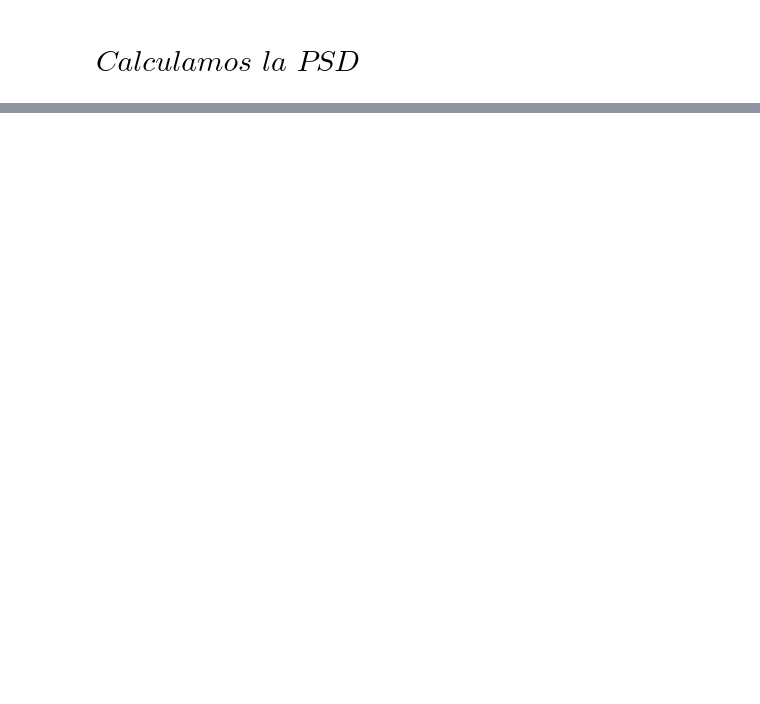
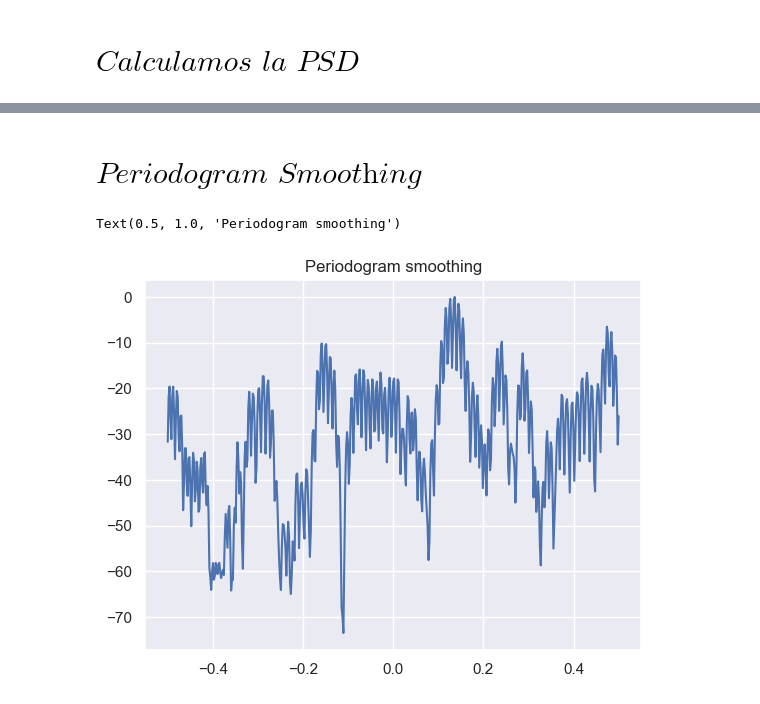
Before and after one commit to GonzaLinares/PASA_TP1, a Jupyter notebook: main.ipynb, the cells around one changed output, grey strips where cells are left out. Drawn from its saved outputs; the diff is of its cells as text; code cells hidden in the pictures; blank space fills up the shorter version.

```diff
--- a/main.ipynb
+++ b/main.ipynb
@@ -129,0 +156,20 @@ plt.plot(PSD(currWindow))
+# %% [markdown]
+# $\textit{Periodogram Smoothing}$
+# %%
+M = 1
+
+A = []
+
+for i in range(M, len(PeriodAv)-M+1):
+    #Aca hay un tema de desfasaje ademas de ue esta re mal
+    curr = np.sum(PSDs[:][i-M:i+M], axis=0)[(2*M+1)//2]
+    A.append(curr)
+A = np.divide(A, 2*M+1)
+
+freq = np.linspace(-0.5, 0.5, len(A))
+response = 20 * np.log10(np.abs((A / abs(A).max())))
+plt.plot(freq, response)
+plt.title("Periodogram smoothing")
+# %% [output]
+Text(0.5, 1.0, 'Periodogram smoothing')
+[figure, added]
```
Also changed, not shown: parts of 13 cells of this notebook.
